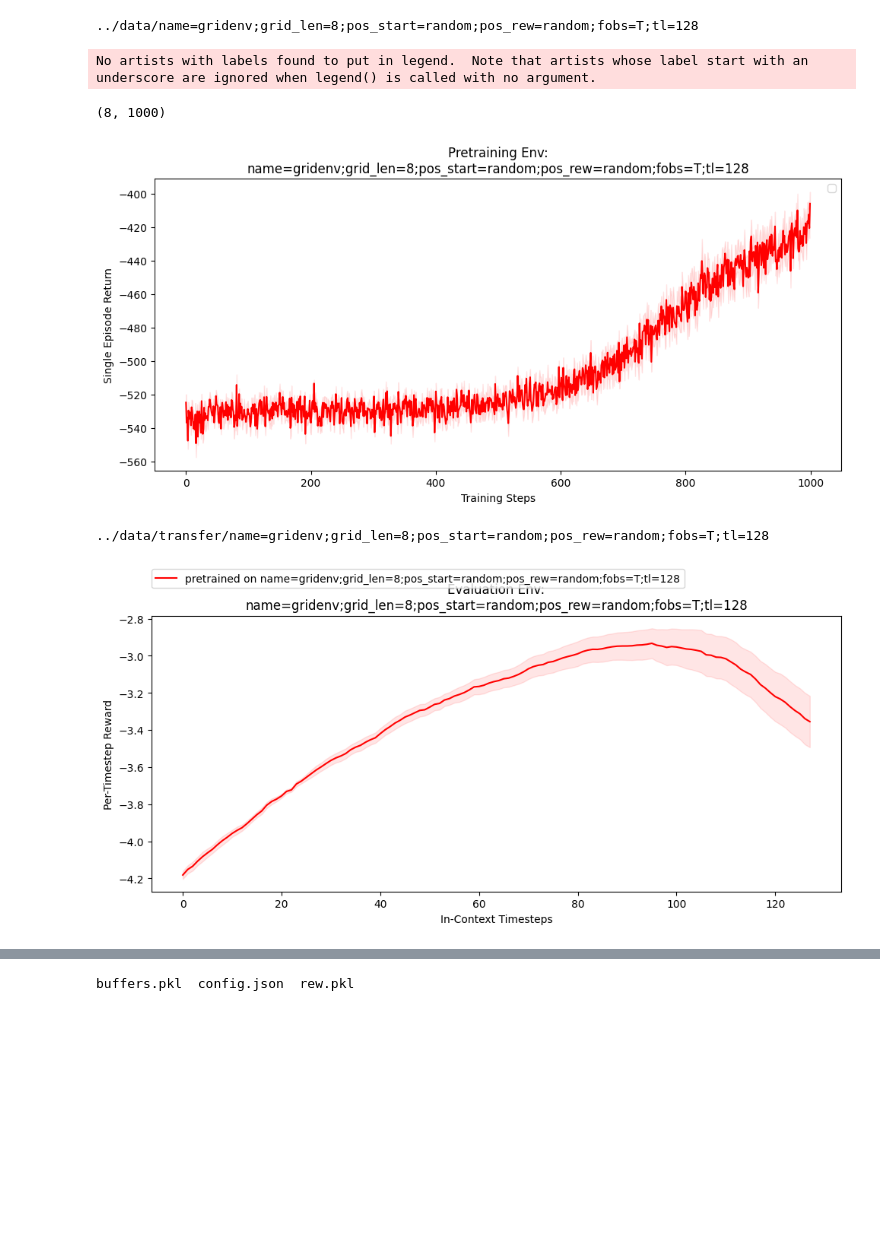
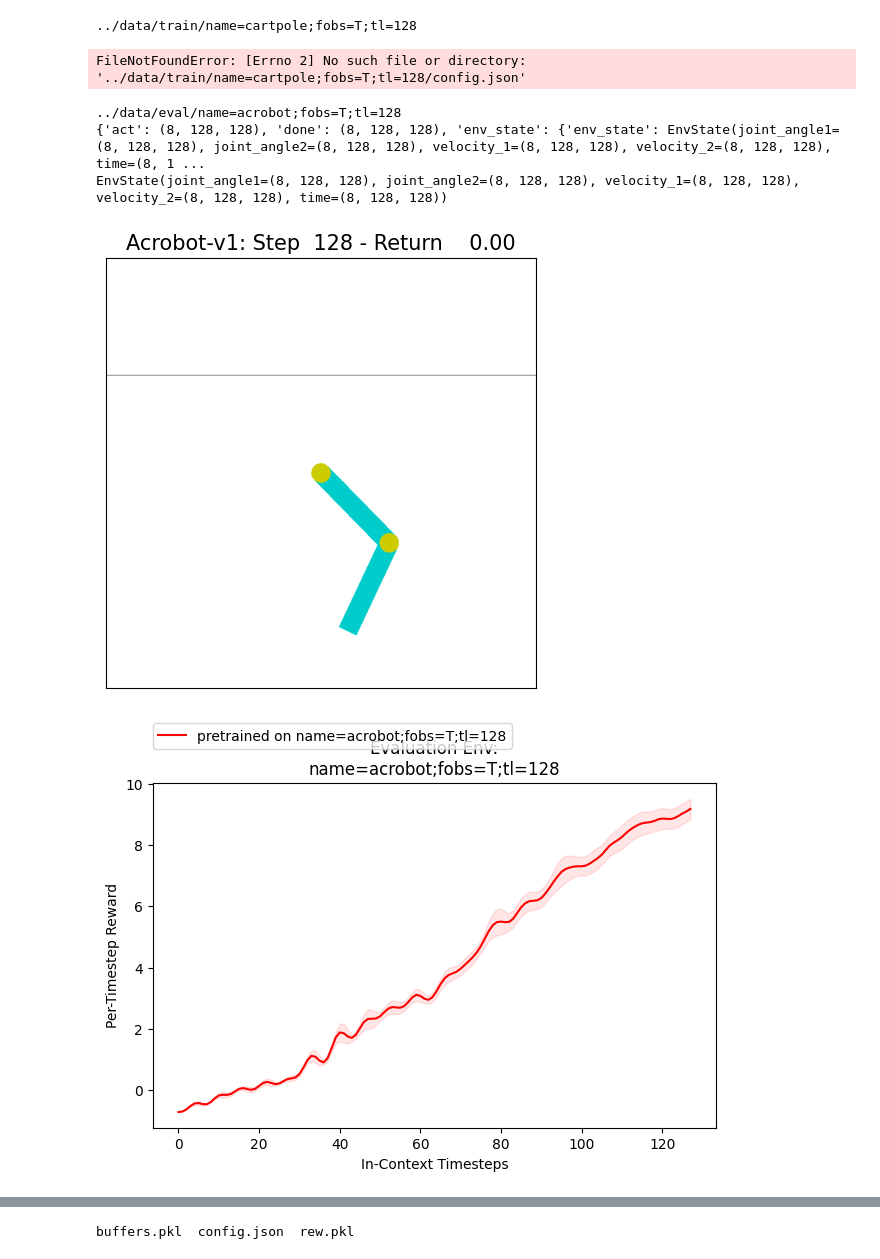
Before and after one commit to akarshkumar0101/synthetic-mdps, a Jupyter notebook: src/viz_results.ipynb, the cells around one changed output, grey strips where cells are left out. Saved outputs shown, nothing was run; the diff lists cells and outputs as text; code cells hidden in the pictures; blank space fills up the shorter version.

```diff
--- a/src/viz_results.ipynb
+++ b/src/viz_results.ipynb
@@ -59,45 +59,63 @@ def viz_training(load_dir):
     # plt.close()
 
 
-viz_training("../data/name=gridenv;grid_len=8;pos_start=random;pos_rew=random;fobs=T;tl=128")
+viz_training("../data/train/name=cartpole;fobs=T;tl=128")
 # %% [output]
-../data/name=gridenv;grid_len=8;pos_start=random;pos_rew=random;fobs=T;tl=128
+../data/train/name=cartpole;fobs=T;tl=128
-No artists with labels found to put in legend.  Note that artists whose label start with an underscore are ignored when legend() is called with no argument.
+FileNotFoundError: [Errno 2] No such file or directory: '../data/train/name=cartpole;fobs=T;tl=128/config.json'
-(8, 1000)
-[figure, removed]
 # %%
 
 def viz_eval(load_dir):
     print(load_dir)
     eval_dirs = sorted([path for path in glob.glob(f"{load_dir}/*") if os.path.isdir(path)])
-    plt.figure(figsize=(10, 5))
+    assert len(eval_dirs) > 0
+    # plt.figure(figsize=(10, 5))
     for i, eval_dir in enumerate(eval_dirs):
         with open(f"{eval_dir}/config.json", "r") as f:
             config = json.load(f)
         with open(f"{config['load_dir']}/config.json", "r") as f:
             config_pre = json.load(f)
         env, env_pre = config['env_id'], config_pre['env_id']
 
+        with open(f"{eval_dir}/buffers.pkl", "rb") as f:
+            buffers = jax.tree_map(lambda x: np.asarray(x), pickle.load(f))
+        print(jax.tree_map(lambda x: x.shape, buffers[0]))
+        env_state = buffers[0]['info']['base_env_state']
+        print(jax.tree_map(lambda x: x.shape, env_state))
+        from mdps.natural_mdps import CartPole, MountainCar, Acrobot
+        e = Acrobot()
+        env_params = e.default_params
+        from gymnax.visualize import Visualizer
+        state_seq = [jax.tree_map(lambda x: x[0, t, 0], env_state) for t in range(128)]
+        cum_rewards = [0 for _ in state_seq]
+        vis = Visualizer(e, env_params, state_seq, cum_rewards)
+        vis.animate(f"{config['save_dir']}/anim.gif")
+
+
+        plt.figure()
         with open(f'{eval_dir}/rew.pkl', 'rb') as f:
             rew = np.asarray(pickle.load(f)) # (s, n, t, e)
         rew = rew.mean(axis=(1, 3))
         plot_curve_err(np.arange(rew.shape[-1]), rew, c="r", label=f"pretrained on {env_pre}")
 
         # for i, env_pre in enumerate(sorted(os.listdir(f'../data/transfer/{env_trans}'))):
         #     with open(f'../data/transfer/{env_trans}/{env_pre}/rews_trained.pkl', 'rb') as f:
         #         rews_trained = np.asarray(pickle.load(f))
         #     plot_single(rews_trained, label=f"pretrained on {env_pre}", c=matplotlib.colors.to_rgba(colors[i]))
         # with open(f'../data/transfer/{env_trans}/{env_pre}/rews_init.pkl', 'rb') as f:
         #     rews_init = np.asarray(pickle.load(f))
         # plot_single(rews_init, label='init', c=matplotlib.colors.to_rgba('black'))
     plt.title(f'Evaluation Env:\n{env}')
     plt.ylabel('Per-Timestep Reward')
     plt.xlabel('In-Context Timesteps')
     plt.legend(loc=(0., 1.1))
     plt.tight_layout()
     # plt.savefig(f'{args.save_dir}/plot_eval.png')
 
-viz_eval("../data/transfer/name=gridenv;grid_len=8;pos_start=random;pos_rew=random;fobs=T;tl=128")
+viz_eval("../data/eval/name=acrobot;fobs=T;tl=128")
 # %% [output]
-../data/transfer/name=gridenv;grid_len=8;pos_start=random;pos_rew=random;fobs=T;tl=128
+../data/eval/name=acrobot;fobs=T;tl=128
+{'act': (8, 128, 128), 'done': (8, 128, 128), 'env_state': {'env_state': EnvState(joint_angle1=(8, 128, 128), joint_angle2=(8, 128, 128), velocity_1=(8, 128, 128), velocity_2=(8, 128, 128), time=(8, 1 ...
+EnvState(joint_angle1=(8, 128, 128), joint_angle2=(8, 128, 128), velocity_1=(8, 128, 128), velocity_2=(8, 128, 128), time=(8, 128, 128))
-[figure, old version]
+[figure, new version]
+[figure, added]
```
Also changed, not shown: parts of 2 cells of this notebook, 9 other files.
